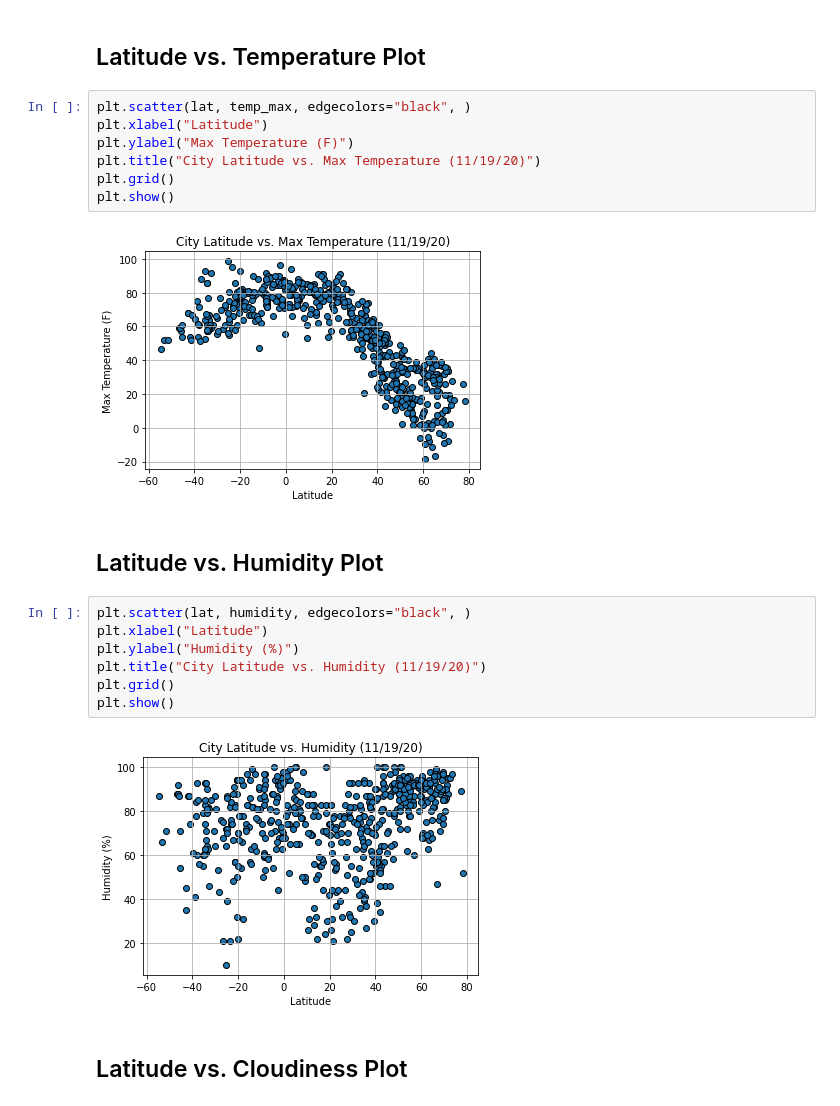
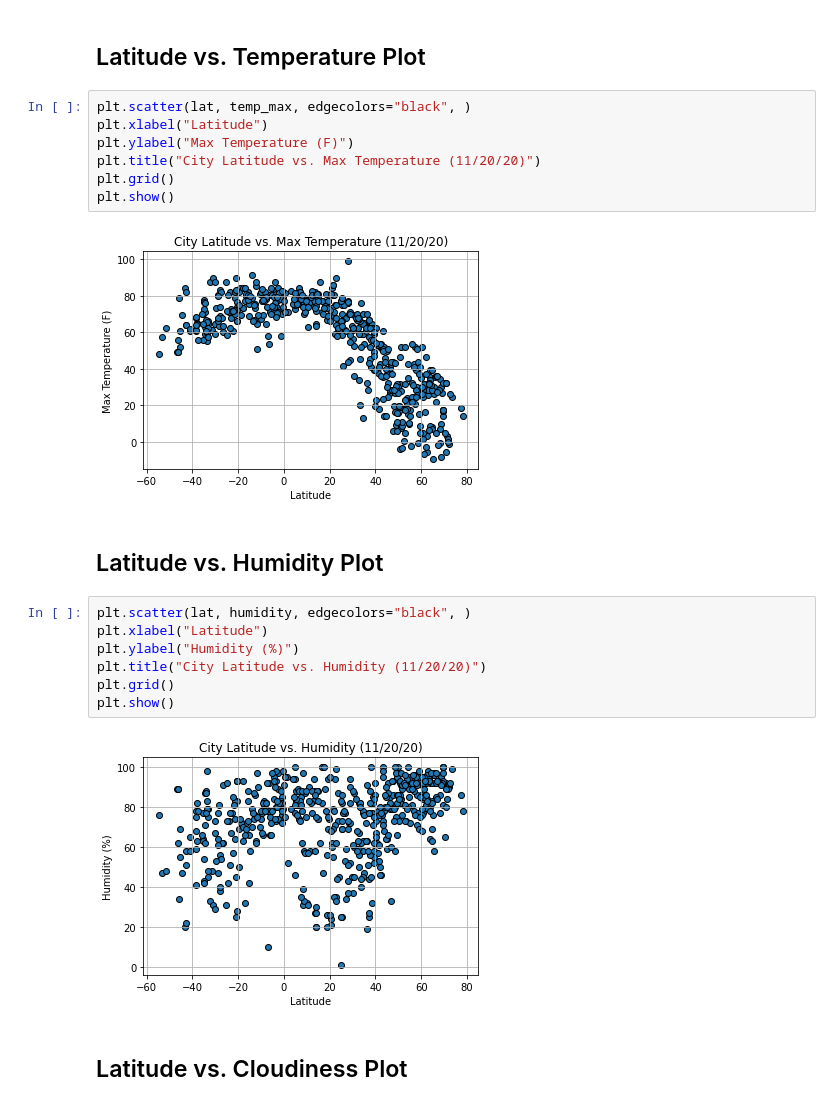
Before and after one commit to jacance/python-api-challenge, a Jupyter notebook: WeatherPy/WeatherPy.ipynb, the cells around one changed output. Drawn from its saved outputs; the diff is of its cells as text.

```diff
--- a/WeatherPy/WeatherPy.ipynb
+++ b/WeatherPy/WeatherPy.ipynb
@@ -224,22 +265,22 @@ humid_cities
 plt.scatter(lat, temp_max, edgecolors="black", )
 plt.xlabel("Latitude")
 plt.ylabel("Max Temperature (F)")
-plt.title("City Latitude vs. Max Temperature (11/19/20)")
+plt.title("City Latitude vs. Max Temperature (11/20/20)")
 plt.grid()
 plt.show()
 # %% [output]
-[figure, old version]
+[figure, new version]
 # %% [markdown]
 ## Latitude vs. Humidity Plot
 # %%
 plt.scatter(lat, humidity, edgecolors="black", )
 plt.xlabel("Latitude")
 plt.ylabel("Humidity (%)")
-plt.title("City Latitude vs. Humidity (11/19/20)")
+plt.title("City Latitude vs. Humidity (11/20/20)")
 plt.grid()
 plt.show()
 # %% [output]
-[figure, old version]
+[figure, new version]
 # %% [markdown]
 ## Latitude vs. Cloudiness Plot
 # %%
```
Also changed, not shown: parts of 18 cells of this notebook, 15 other files.
